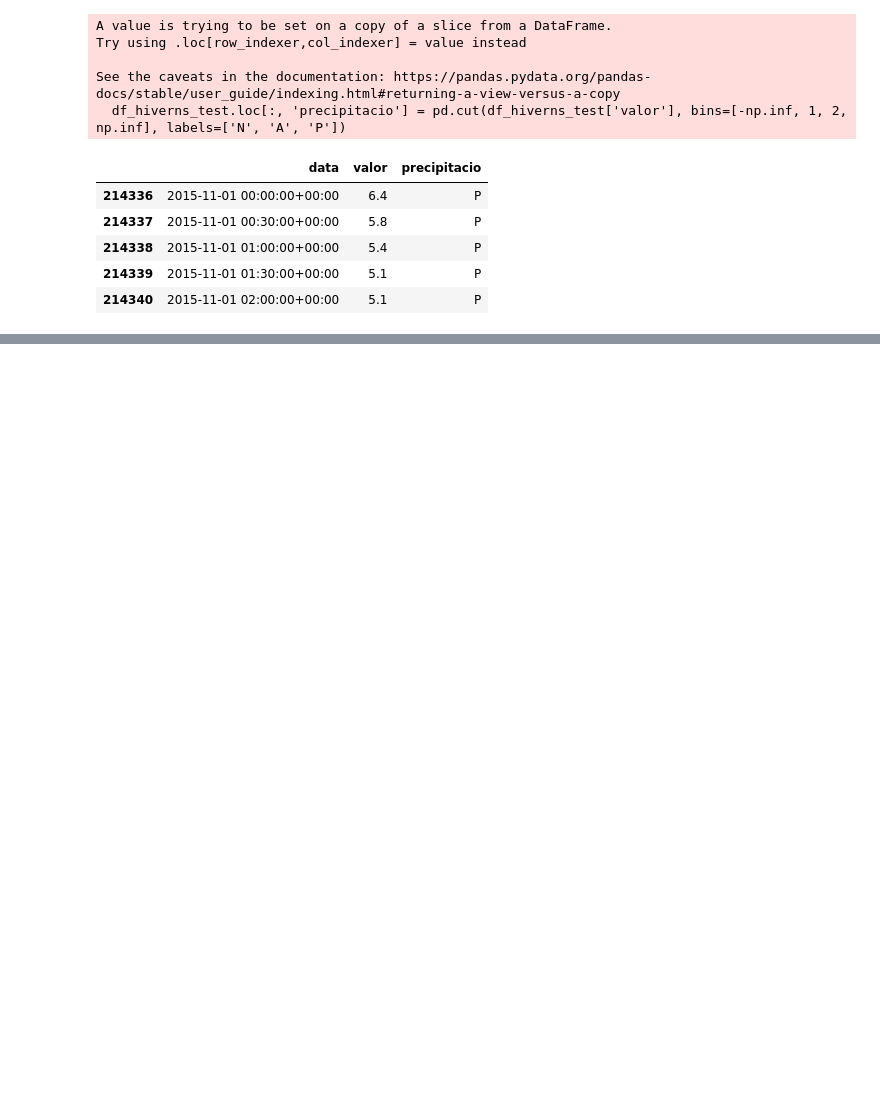
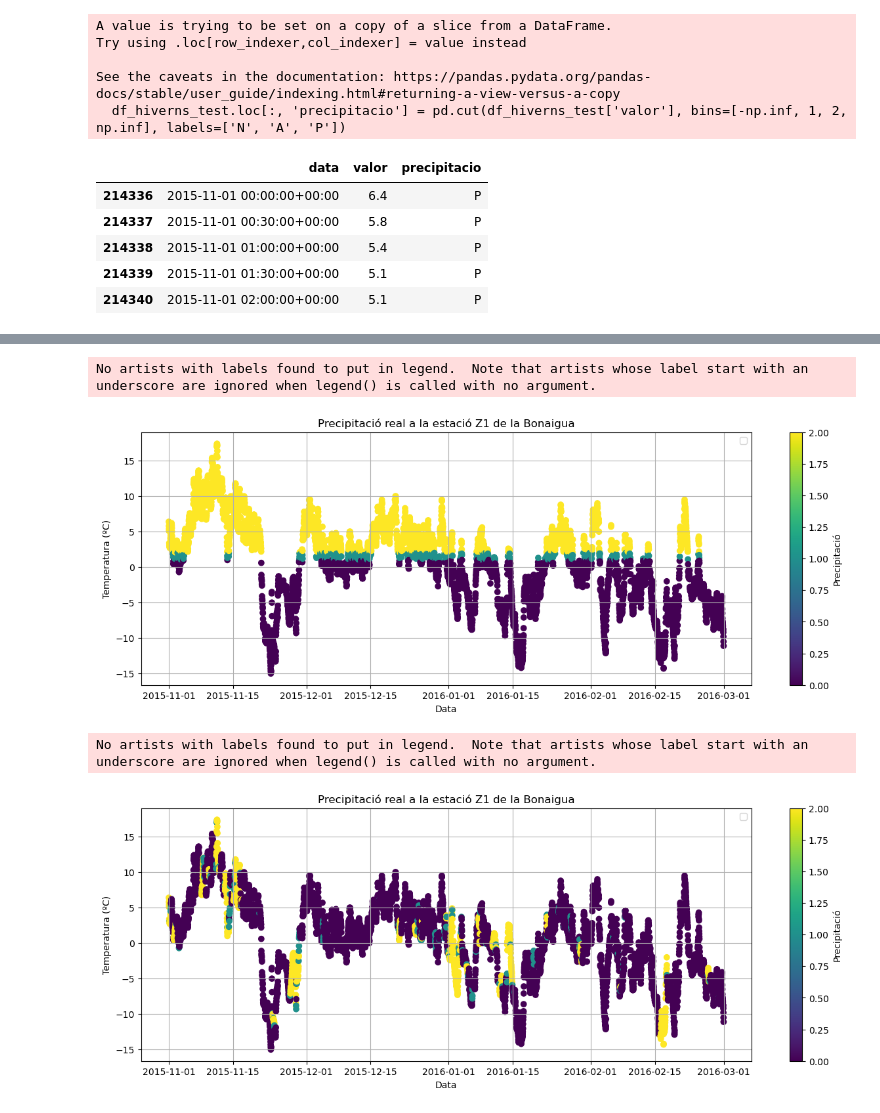
Before and after one commit to Paurro/TFM_SCM_Temperature_Forecasting_ML, a Jupyter notebook: models_prediccio/forecast_markov/Pre_processament_dades.ipynb, the cells around one changed output, grey strips where cells are left out. Drawn from its saved outputs; the diff is of its cells as text; code cells hidden in the pictures; blank space fills up the shorter version.

```diff
--- a/models_prediccio/forecast_markov/Pre_processament_dades.ipynb
+++ b/models_prediccio/forecast_markov/Pre_processament_dades.ipynb
@@ -403,0 +423,37 @@ See the caveats in the documentation: https://pandas.pydata.org/pandas-docs/stab
+# %%
+# Representem la precipitació real i la simulada en la temporada 2015-2016
+
+plt.figure(figsize=(15, 5))
+
+plt.scatter(df_hiverns_test['data'], df_hiverns_test['valor'], c=df_hiverns_test['precipitacio'].map({'N': 0, 'A': 1, 'P': 2}), cmap='viridis')
+
+plt.title('Precipitació real a la estació Z1 de la Bonaigua')
+plt.xlabel('Data')
+plt.ylabel('Temperatura (ºC)')
+plt.legend()
+plt.colorbar(label='Precipitació')
+
+plt.grid()
+
+plt.show()
+
+# Representem la precipitació real i la simulada en la temporada 2015-2016
+
+plt.figure(figsize=(15, 5))
+
+plt.scatter(df_hiverns_test['data'], df_hiverns_test['valor'], c=df_hiverns_test['precip_simulada'].map({'N': 0, 'A': 1, 'P': 2}), cmap='viridis')
+
+plt.title('Precipitació real a la estació Z1 de la Bonaigua')
+plt.xlabel('Data')
+plt.ylabel('Temperatura (ºC)')
+plt.legend()
+plt.colorbar(label='Precipitació')
+
+plt.grid()
+
+plt.show()
+# %% [output]
+No artists with labels found to put in legend.  Note that artists whose label start with an underscore are ignored when legend() is called with no argument.
+[figure, added]
+No artists with labels found to put in legend.  Note that artists whose label start with an underscore are ignored when legend() is called with no argument.
+[figure, added]
```
Also changed, not shown: parts of 12 cells of this notebook.
